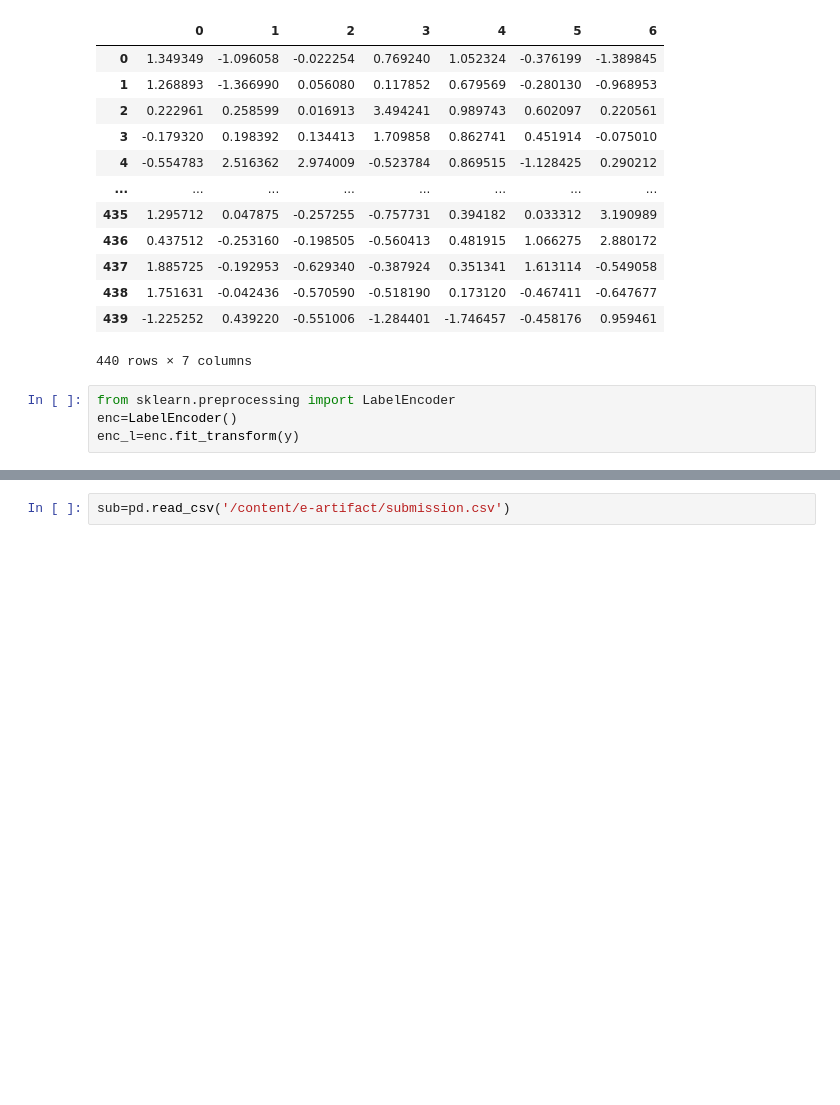
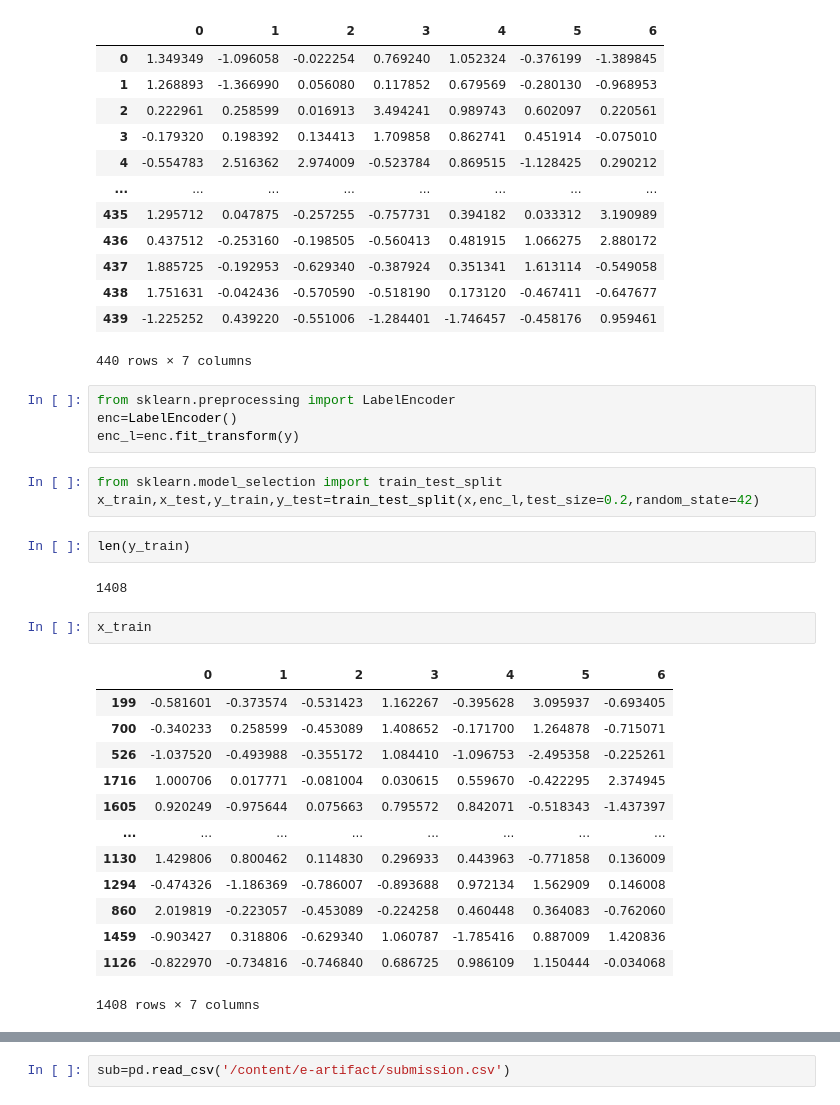
Before and after one commit to lalitha-sahitya/Crop-recommendation, a Jupyter notebook: crop_recommendation.ipynb, the cells around one changed output, grey strips where cells are left out. Drawn from its saved outputs; the diff is of its cells as text; blank space fills up the shorter version.

```diff
--- a/crop_recommendation.ipynb
+++ b/crop_recommendation.ipynb
@@ -186,3 +186,26 @@ test
 from sklearn.preprocessing import LabelEncoder
 enc=LabelEncoder()
 enc_l=enc.fit_transform(y)
+# %%
+from sklearn.model_selection import train_test_split
+x_train,x_test,y_train,y_test=train_test_split(x,enc_l,test_size=0.2,random_state=42)
+# %%
+len(y_train)
+# %% [output]
+1408
+# %%
+x_train
+# %% [output]
+|  | 0 | 1 | 2 | 3 | 4 | 5 | 6 |
+| 199 | -0.581601 | -0.373574 | -0.531423 | 1.162267 | -0.395628 | 3.095937 | -0.693405 |
+| 700 | -0.340233 | 0.258599 | -0.453089 | 1.408652 | -0.171700 | 1.264878 | -0.715071 |
+| 526 | -1.037520 | -0.493988 | -0.355172 | 1.084410 | -1.096753 | -2.495358 | -0.225261 |
+| 1716 | 1.000706 | 0.017771 | -0.081004 | 0.030615 | 0.559670 | -0.422295 | 2.374945 |
+| 1605 | 0.920249 | -0.975644 | 0.075663 | 0.795572 | 0.842071 | -0.518343 | -1.437397 |
+| ... | ... | ... | ... | ... | ... | ... | ... |
+| 1130 | 1.429806 | 0.800462 | 0.114830 | 0.296933 | 0.443963 | -0.771858 | 0.136009 |
+| 1294 | -0.474326 | -1.186369 | -0.786007 | -0.893688 | 0.972134 | 1.562909 | 0.146008 |
+| 860 | 2.019819 | -0.223057 | -0.453089 | -0.224258 | 0.460448 | 0.364083 | -0.762060 |
+| 1459 | -0.903427 | 0.318806 | -0.629340 | 1.060787 | -1.785416 | 0.887009 | 1.420836 |
+| 1126 | -0.822970 | -0.734816 | -0.746840 | 0.686725 | 0.986109 | 1.150444 | -0.034068 |
+1408 rows × 7 columns
```
Also changed, not shown: parts of 20 cells of this notebook.
